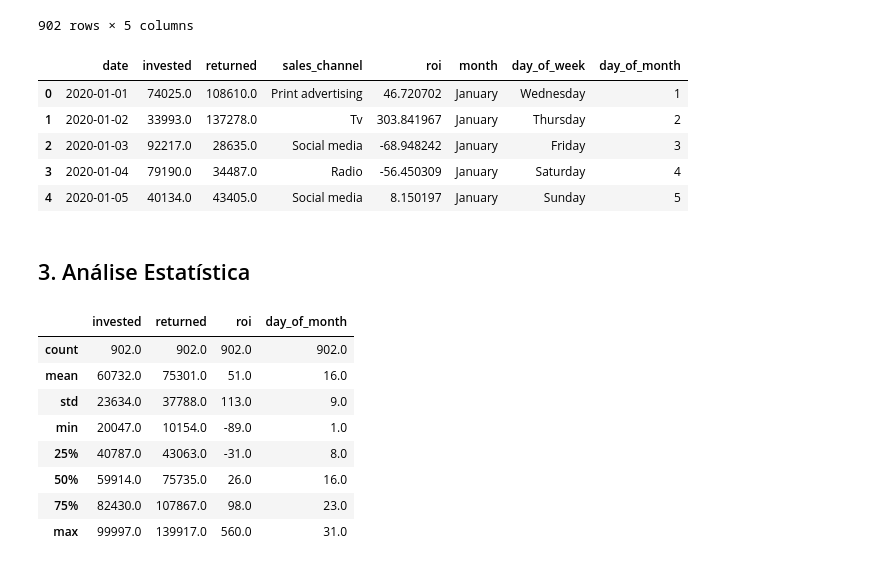
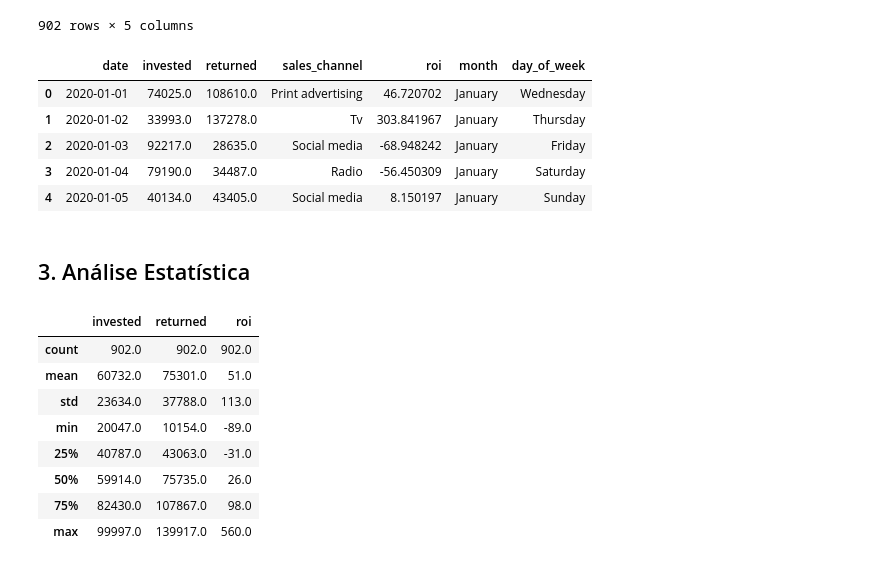
Before and after one commit to eduardochaves1/marketing-campaign, a Jupyter notebook: assets/notebooks/EDA.ipynb, the cells around one changed output. Drawn from its saved outputs; the diff is of its cells as text; code cells hidden in the pictures.

Commit message:
SMALL changes on dataframe creation

```diff
--- a/assets/notebooks/EDA.ipynb
+++ b/assets/notebooks/EDA.ipynb
@@ -189,17 +189,15 @@ df
 # %%
 df['month'] = df['date'].dt.month_name()
 df['day_of_week'] = df['date'].dt.day_name()
-df['day_of_month'] = df['date'].dt.day
 df.head()
-# definindo colunas para nome do mês, dia da semana e dia do mês
-# com o intuito de ajudar na previsão do ROI (reconhecer padrões) ao treinar o modelo de ML (machine learning)
+# definindo colunas para nome do mês e dia da semana
 # %% [output]
-|  | date | invested | returned | sales_channel | roi | month | day_of_week | day_of_month |
-| 0 | 2020-01-01 | 74025.0 | 108610.0 | Print advertising | 46.720702 | January | Wednesday | 1 |
-| 1 | 2020-01-02 | 33993.0 | 137278.0 | Tv | 303.841967 | January | Thursday | 2 |
-| 2 | 2020-01-03 | 92217.0 | 28635.0 | Social media | -68.948242 | January | Friday | 3 |
-| 3 | 2020-01-04 | 79190.0 | 34487.0 | Radio | -56.450309 | January | Saturday | 4 |
-| 4 | 2020-01-05 | 40134.0 | 43405.0 | Social media | 8.150197 | January | Sunday | 5 |
+|  | date | invested | returned | sales_channel | roi | month | day_of_week |
+| 0 | 2020-01-01 | 74025.0 | 108610.0 | Print advertising | 46.720702 | January | Wednesday |
+| 1 | 2020-01-02 | 33993.0 | 137278.0 | Tv | 303.841967 | January | Thursday |
+| 2 | 2020-01-03 | 92217.0 | 28635.0 | Social media | -68.948242 | January | Friday |
+| 3 | 2020-01-04 | 79190.0 | 34487.0 | Radio | -56.450309 | January | Saturday |
+| 4 | 2020-01-05 | 40134.0 | 43405.0 | Social media | 8.150197 | January | Sunday |
 # %% [markdown]
 ## 3. Análise Estatística
 # %%
@@ -207,15 +205,15 @@ df.describe().round()
 # verificando dados estatísticos para as colunas numéricas
 # e arredondando os valores decimais para uma melhor visualização
 # %% [output]
-|  | invested | returned | roi | day_of_month |
-| count | 902.0 | 902.0 | 902.0 | 902.0 |
-| mean | 60732.0 | 75301.0 | 51.0 | 16.0 |
-| std | 23634.0 | 37788.0 | 113.0 | 9.0 |
-| min | 20047.0 | 10154.0 | -89.0 | 1.0 |
-| 25% | 40787.0 | 43063.0 | -31.0 | 8.0 |
-| 50% | 59914.0 | 75735.0 | 26.0 | 16.0 |
-| 75% | 82430.0 | 107867.0 | 98.0 | 23.0 |
-| max | 99997.0 | 139917.0 | 560.0 | 31.0 |
+|  | invested | returned | roi |
+| count | 902.0 | 902.0 | 902.0 |
+| mean | 60732.0 | 75301.0 | 51.0 |
+| std | 23634.0 | 37788.0 | 113.0 |
+| min | 20047.0 | 10154.0 | -89.0 |
+| 25% | 40787.0 | 43063.0 | -31.0 |
+| 50% | 59914.0 | 75735.0 | 26.0 |
+| 75% | 82430.0 | 107867.0 | 98.0 |
+| max | 99997.0 | 139917.0 | 560.0 |
 # %%
 px.line(df, x='date', y=['invested', 'returned'])
 # observando a série temporal dos valores investidos e retornados
```
Also changed, not shown: 1 other file.
